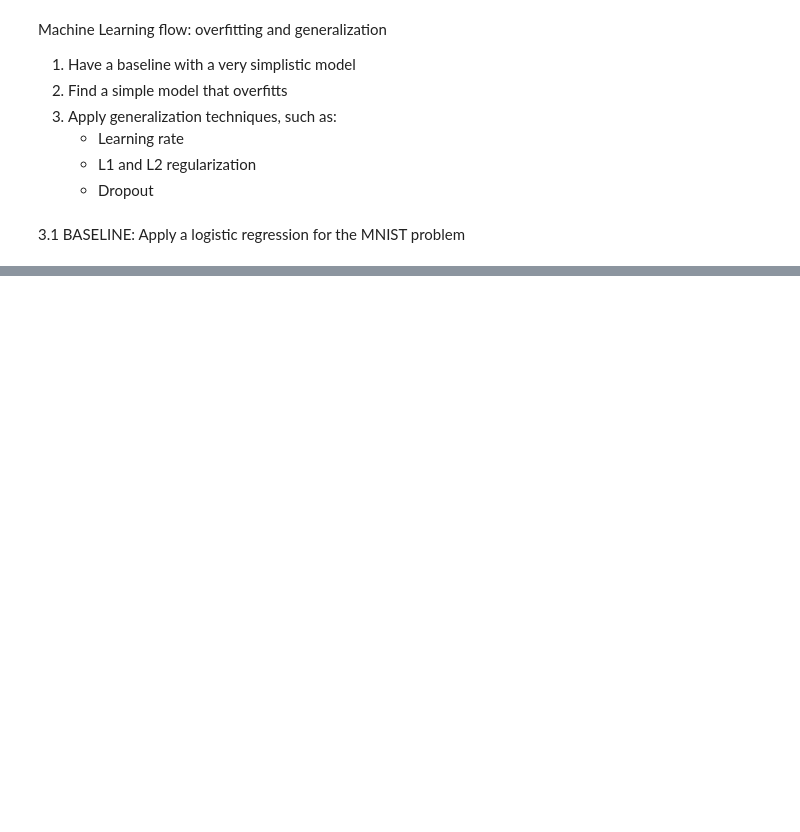
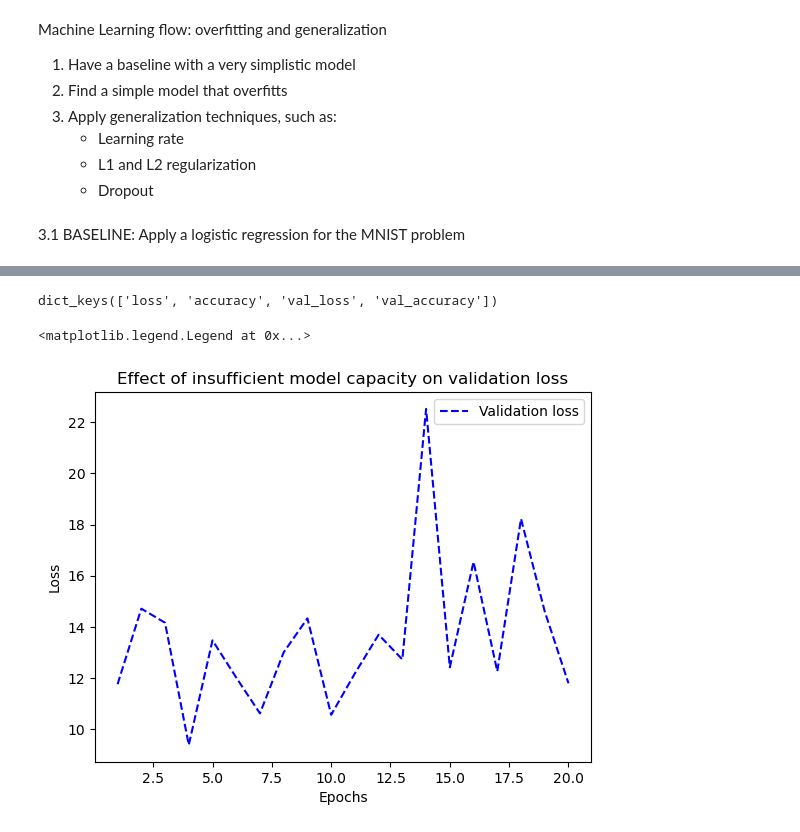
Before and after one commit to CT-P/dlss, a Jupyter notebook: Week 6 - Class 6 LAB SOL.ipynb, the cells around one changed output, grey strips where cells are left out. Drawn from its saved outputs; the diff is of its cells as text; code cells hidden in the pictures; blank space fills up the shorter version.

```diff
--- a/Week 6 - Class 6 LAB SOL.ipynb
+++ b/Week 6 - Class 6 LAB SOL.ipynb
@@ -585,21 +652,29 @@ history_small_model = model.fit(
+# %%
+history_small_model.history.keys()
+# %% [output]
+dict_keys(['loss', 'accuracy', 'val_loss', 'val_accuracy'])
 # %%
 import matplotlib.pyplot as plt
 
 # your y is the validation loss
 # see the varianles of history_small_model.history.keys() and choose the right one
-val_loss = history_small_model.history[<your-answer>]
+val_loss = history_small_model.history['val_accuracy']
 #your x is the number of epochs
 epochs = range(1, 21)
 #use the plot funtion to have the validation loss per epoch
-<your-answer>
+val_loss = history_small_model.history["val_loss"]
+epochs = range(1, 21)
 
 plt.plot(epochs, val_loss, "b--",
          label="Validation loss")
 
 plt.title("Effect of insufficient model capacity on validation loss")
 plt.xlabel("Epochs")
 plt.ylabel("Loss")
 plt.legend()
+# %% [output]
+<matplotlib.legend.Legend at 0x...>
+[figure, added]
 # %%
 model = keras.Sequential([
     layers.Dense(96, activation="relu"),
```
Also changed, not shown: parts of 26 cells of this notebook.
